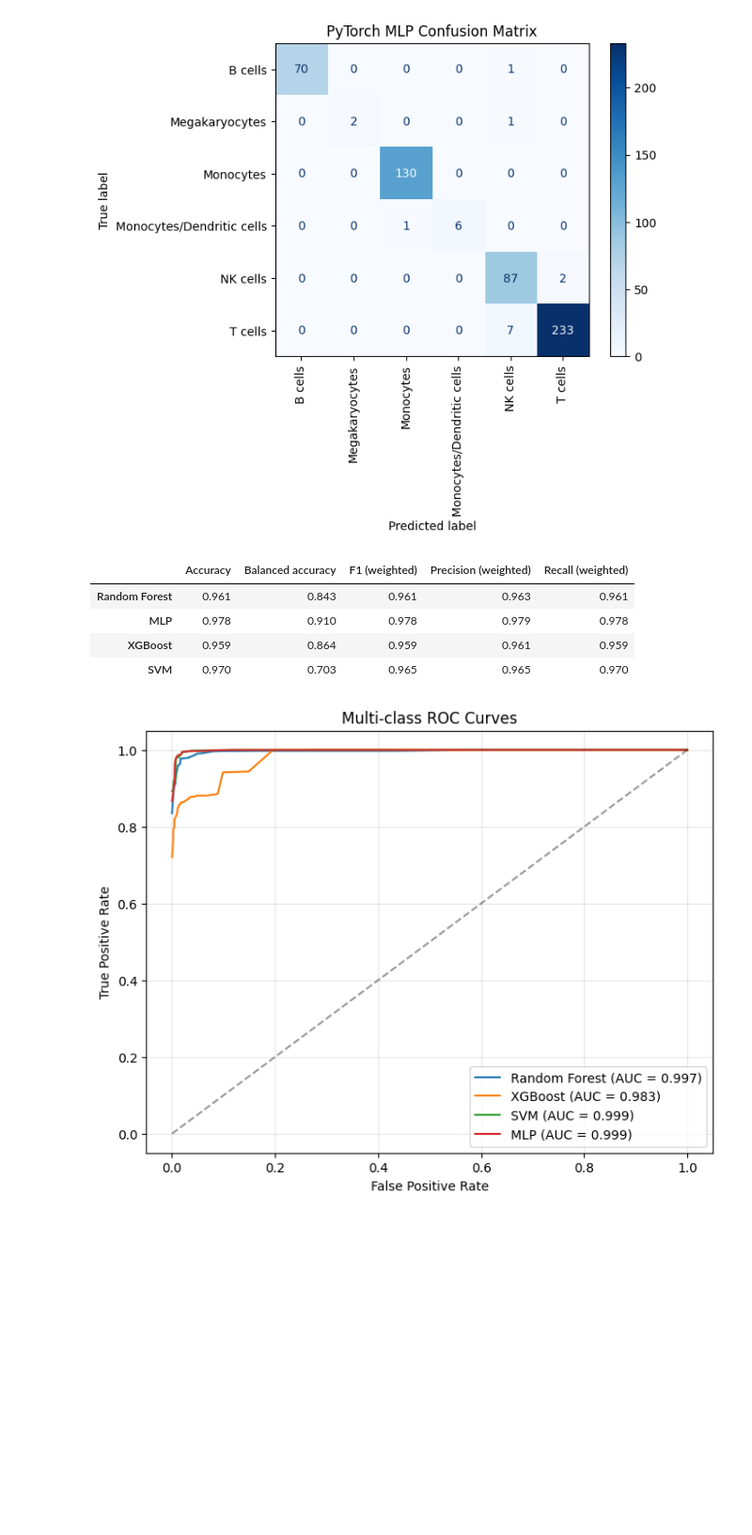
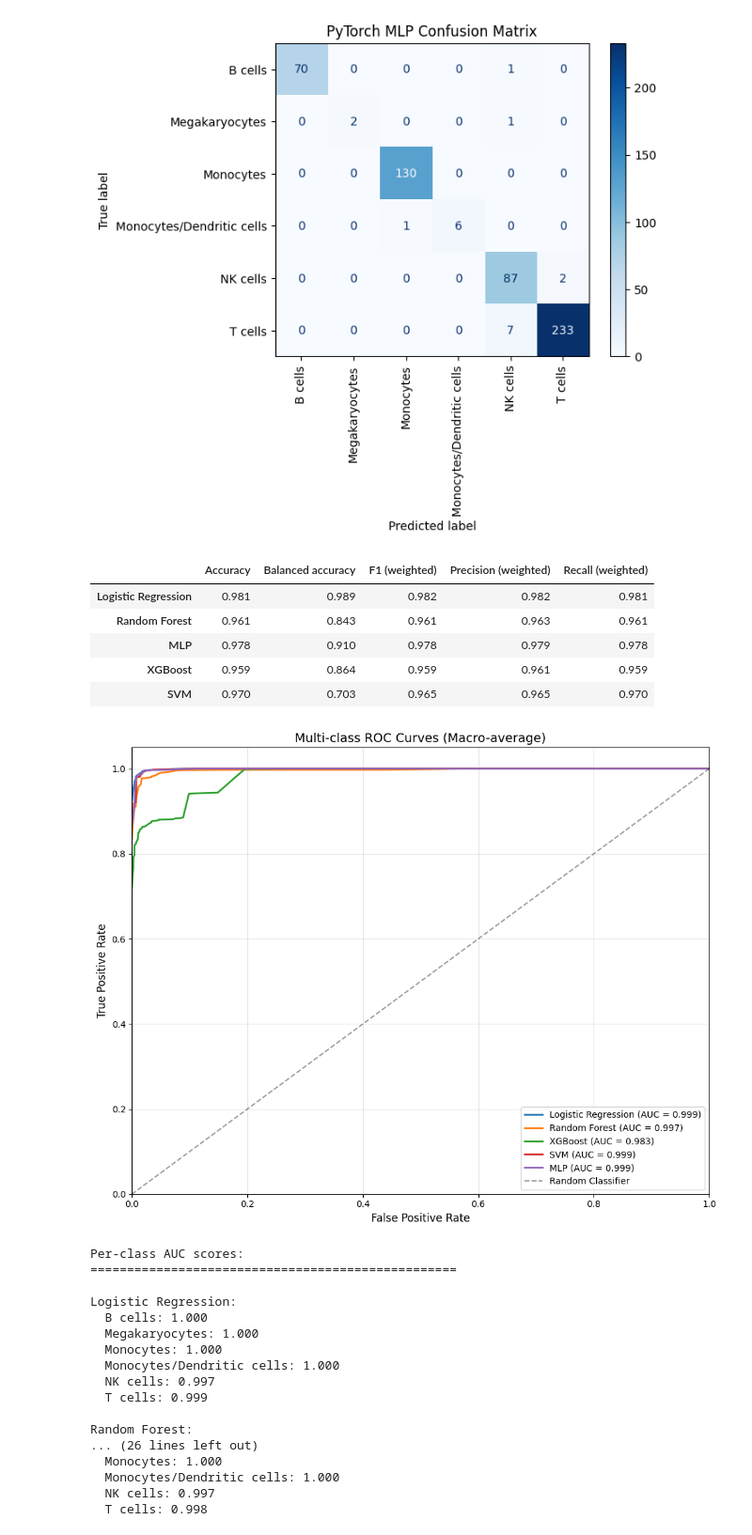
Before and after one commit to sunilnahata/MLB, a Jupyter notebook: Single_Cell_RNASeq.ipynb, the cells around one changed output. Shown at 94% size. Cells and saved outputs as stored; diff of their text form; code cells hidden in the pictures; blank space fills up the shorter version.

```diff
--- a/Single_Cell_RNASeq.ipynb
+++ b/Single_Cell_RNASeq.ipynb
@@ -344,3 +345,15 @@ Balanced accuracy: 0.9890461526964534
 Weighted F1: 0.9816891276998471
 Logistic regression model saved successfully!
 [figure]
+# %%
+best_logreg = joblib.load("models/logistic_regression/logreg_model_best.pkl")
+scaler_loaded = joblib.load("models/scaler.pkl")
+
+X_scaled = scaler_loaded.transform(X_test)
+y_pred_logreg = best_logreg.predict(X_test_scaled)
+
+cm = confusion_matrix(y_test, y_pred_logreg, labels=np.unique(y_test))
+ConfusionMatrixDisplay(cm, display_labels=np.unique(y_test)).plot(cmap=plt.cm.Blues)
+plt.xticks(rotation=90)
+plt.title("Elastic Net Logistic Regression Confusion Matrix")
+plt.show()
@@ -407,11 +442,6 @@ plt.show()
 # %% [output]
 [figure]
 # %%
-# Scale features
-scaler_xgb = StandardScaler()
-X_train_scaled = scaler_xgb.fit_transform(X_train)
-X_test_scaled = scaler_xgb.transform(X_test)
-
 # Encode labels to integers
 from sklearn.preprocessing import LabelEncoder
 le = LabelEncoder()
@@ -462,6 +492,7 @@ plt.show()
 
 # Save model
 joblib.dump(xgb_best, "models/xgboost/xgb_model_best.pkl")
+joblib.dump(le, "models/xgboost/label_encoder.pkl")
 print("XGBoost model saved successfully!")
 # %% [output]
 Fitting 5 folds for each of 12 candidates, totalling 60 fits
@@ -722,7 +773,7 @@ from sklearn.metrics import accuracy_score, f1_score, precision_score, recall_sc
 import pandas as pd
 
 # Collect predictions from your models
-# y_pred_logreg = best_logreg.predict(X_test)
+y_pred_logreg = best_logreg.predict(X_test)
 y_pred_rf = best_rf.predict(X_test)
 y_pred_mlp = [cell_types[i] for i in model.predict(X_test_tensor)]
 
@@ -771,6 +822,7 @@ results_df = pd.DataFrame(results).T
 display(results_df.round(3))
 # %% [output]
 |  | Accuracy | Balanced accuracy | F1 (weighted) | Precision (weighted) | Recall (weighted) |
+| Logistic Regression | 0.981 | 0.989 | 0.982 | 0.982 | 0.981 |
 | Random Forest | 0.961 | 0.843 | 0.961 | 0.963 | 0.961 |
 | MLP | 0.978 | 0.910 | 0.978 | 0.979 | 0.978 |
 | XGBoost | 0.959 | 0.864 | 0.959 | 0.961 | 0.959 |
@@ -789,6 +841,9 @@ n_classes = y_test_bin.shape[1]
 # -------------------------------------
 # 2. Get prediction probabilities for each model
 # -------------------------------------
+
+# Logistic Regression
+prob_logreg = best_logreg.predict_proba(X_test)
 
 # Random Forest
 prob_rf = best_rf.predict_proba(X_test)
@@ -812,6 +867,7 @@ with torch.no_grad():
 # 3. Dictionary for easy looping
 # -------------------------------------
 model_probs = {
+    "Logistic Regression": prob_logreg,
     "Random Forest": prob_rf,
     "XGBoost": prob_xgb,
     "SVM": prob_svm,
@@ -821,42 +877,74 @@ model_probs = {
 # -------------------------------------
 # 4. Plot ROC curves (macro-averaged)
 # -------------------------------------
-plt.figure(figsize=(8, 6))
+plt.figure(figsize=(10, 8))
 
 for name, probs in model_probs.items():
     # Compute macro-average ROC
     fpr_list = []
     tpr_list = []
     auc_list = []
 
     for i in range(n_classes):
         fpr, tpr, _ = roc_curve(y_test_bin[:, i], probs[:, i])
         fpr_list.append(fpr)
         tpr_list.append(tpr)
         auc_list.append(auc(fpr, tpr))
 
     # Aggregate macro-average
     all_fpr = np.unique(np.concatenate([f for f in fpr_list]))
     mean_tpr = np.zeros_like(all_fpr)
 
     for i in range(n_classes):
         mean_tpr += np.interp(all_fpr, fpr_list[i], tpr_list[i])
 
     mean_tpr /= n_classes
     roc_auc = auc(all_fpr, mean_tpr)
 
-    plt.plot(all_fpr, mean_tpr, label=f"{name} (AUC = {roc_auc:.3f})")
+    plt.plot(all_fpr, mean_tpr, label=f"{name} (AUC = {roc_auc:.3f})", linewidth=2)
 
 # -------------------------------------
 # 5. Plot formatting
 # -------------------------------------
-plt.plot([0, 1], [0, 1], "k--", alpha=0.4)
-plt.xlabel("False Positive Rate")
-plt.ylabel("True Positive Rate")
-plt.title("Multi-class ROC Curves")
-plt.legend()
+plt.plot([0, 1], [0, 1], "k--", alpha=0.4, label="Random Classifier")
+plt.xlabel("False Positive Rate", fontsize=12)
+plt.ylabel("True Positive Rate", fontsize=12)
+plt.title("Multi-class ROC Curves (Macro-average)", fontsize=14)
+plt.legend(fontsize=10)
 plt.grid(alpha=0.3)
+plt.xlim([0.0, 1.0])
+plt.ylim([0.0, 1.05])
 
+plt.tight_layout()
 plt.show()
+
+# -------------------------------------
+# 6. Print individual class AUCs (optional)
+# -------------------------------------
+print("Per-class AUC scores:")
+print("=" * 50)
+for name, probs in model_probs.items():
+    print(f"\n{name}:")
+    for i, class_name in enumerate(classes):
+        fpr, tpr, _ = roc_curve(y_test_bin[:, i], probs[:, i])
+        class_auc = auc(fpr, tpr)
+        print(f"  {class_name}: {class_auc:.3f}")
 # %% [output]
-[figure, old version]
+[figure, new version]
+Per-class AUC scores:
+==================================================
+
+Logistic Regression:
+  B cells: 1.000
+  Megakaryocytes: 1.000
+  Monocytes: 1.000
+  Monocytes/Dendritic cells: 1.000
+  NK cells: 0.997
+  T cells: 0.999
+
+Random Forest:
+... (26 lines left out)
+  Monocytes: 1.000
+  Monocytes/Dendritic cells: 1.000
+  NK cells: 0.997
+  T cells: 0.998
```
Also changed, not shown: parts of 12 cells of this notebook, 2 other files.
